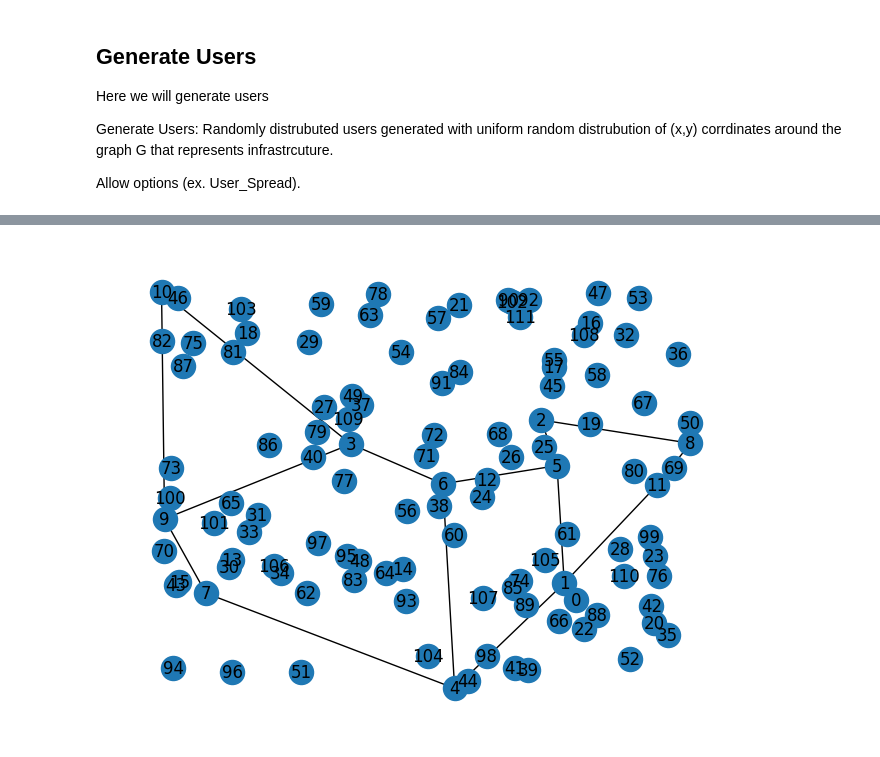
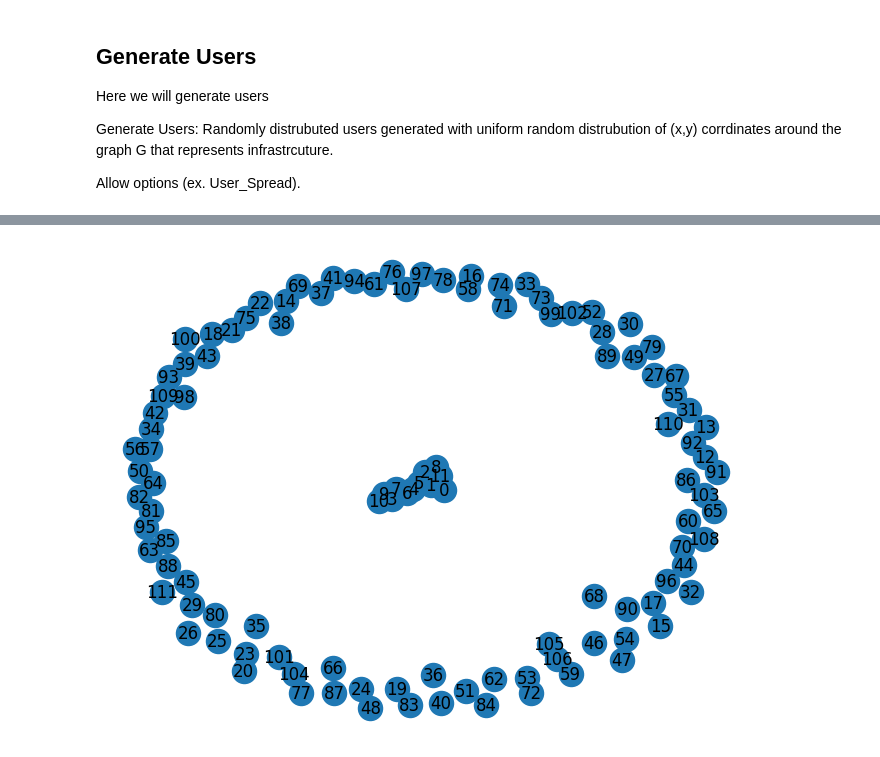
Before and after one commit to yrafique/VNF-python, a Jupyter notebook: Import_NetworkImport.ipynb, the cells around one changed output, grey strips where cells are left out. Cells and saved outputs as stored; diff of their text form; code cells hidden in the pictures.

```diff
--- a/Import_NetworkImport.ipynb
+++ b/Import_NetworkImport.ipynb
@@ -293,9 +298,15 @@ G_users.graph
 # %%
 #Combine users + infra graph
 #
 Un= nx.disjoint_union(G,G_users)
 Un.nodes()
 
-nx.draw(Un, nx.get_node_attributes(Un, 'pos'), with_labels=True, node_size=300, style = "solid")
+#nx.draw(Un, nx.get_node_attributes(Un, 'pos'), with_labels=True, node_size=300, style = "solid")
+
+nx.draw(Un, with_labels=True)
+
+#TO DO:
+#- node labels not showing
+#- will do after connecting users to AP
 # %% [output]
-[figure, old version]
+[figure, new version]
```
Also changed, not shown: parts of 3 cells of this notebook, 3 other files.
